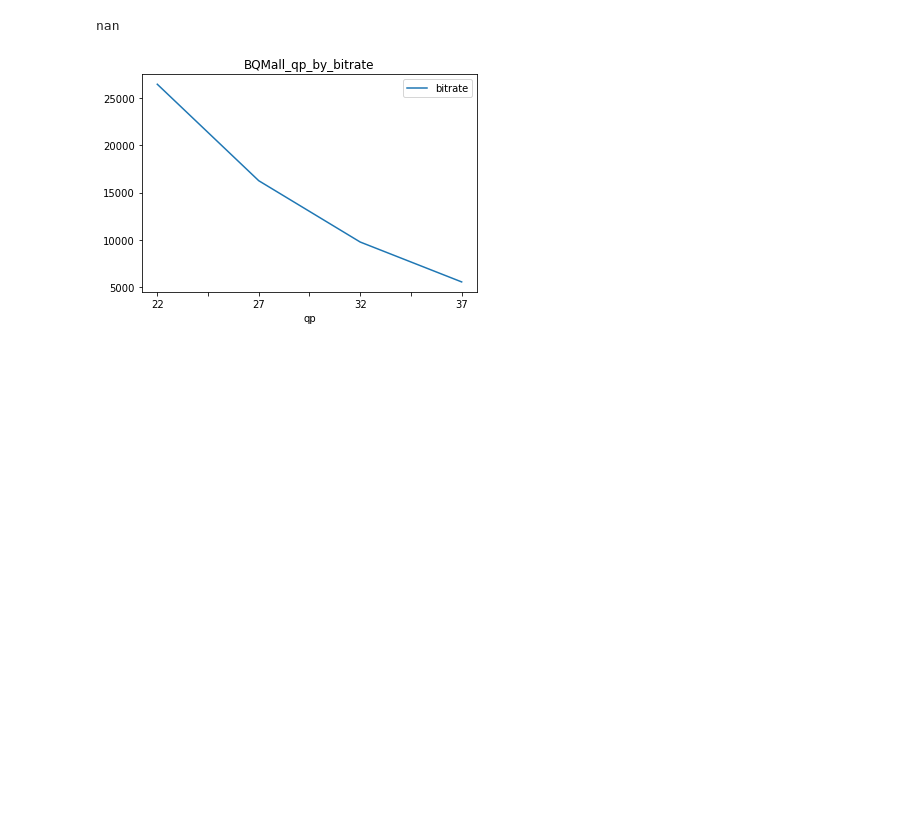
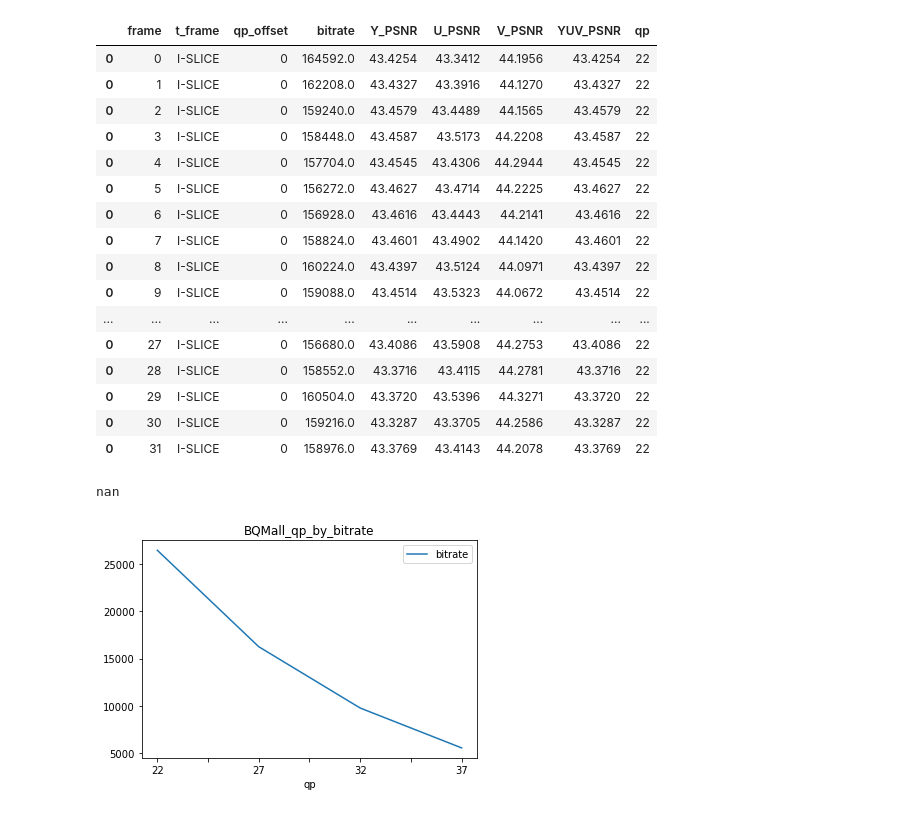
Before and after one commit to luiseduardomendes/VVC_research, a Jupyter notebook: vvc_log_example.ipynb, the cells around one changed output. Saved outputs shown, nothing was run; the diff lists cells and outputs as text; code cells hidden in the pictures; blank space fills up the shorter version.

```diff
--- a/vvc_log_example.ipynb
+++ b/vvc_log_example.ipynb
@@ -0,0 +1,36 @@
+# %%
+import source.vvc_log as vl
+import source.gprof_log_analysis.gprof_log as gp
+from source.common.vvc_std_path import vvc_make_path, gprof_make_path
+import os
+
+qps = (22, 27, 32, 37)
+file1 = 'RaceHorses'
+file2 = 'BasketballDrive'
+cfg = 'AI'
+dir = 'output'
+vers = 'Precise'
+
+videos1 = vvc_make_path(dir, cfg, file1, vers, qps)
+
+
+df = vl.VVC_Output()
+df.read_multifile(videos1, qps).head(32)
+# %% [output]
+|  | frame | t_frame | qp_offset | bitrate | Y_PSNR | U_PSNR | V_PSNR | YUV_PSNR | qp |
+| 0 | 0 | I-SLICE | 0 | 164592.0 | 43.4254 | 43.3412 | 44.1956 | 43.4254 | 22 |
+| 0 | 1 | I-SLICE | 0 | 162208.0 | 43.4327 | 43.3916 | 44.1270 | 43.4327 | 22 |
+| 0 | 2 | I-SLICE | 0 | 159240.0 | 43.4579 | 43.4489 | 44.1565 | 43.4579 | 22 |
+| 0 | 3 | I-SLICE | 0 | 158448.0 | 43.4587 | 43.5173 | 44.2208 | 43.4587 | 22 |
+| 0 | 4 | I-SLICE | 0 | 157704.0 | 43.4545 | 43.4306 | 44.2944 | 43.4545 | 22 |
+| 0 | 5 | I-SLICE | 0 | 156272.0 | 43.4627 | 43.4714 | 44.2225 | 43.4627 | 22 |
+| 0 | 6 | I-SLICE | 0 | 156928.0 | 43.4616 | 43.4443 | 44.2141 | 43.4616 | 22 |
+| 0 | 7 | I-SLICE | 0 | 158824.0 | 43.4601 | 43.4902 | 44.1420 | 43.4601 | 22 |
+| 0 | 8 | I-SLICE | 0 | 160224.0 | 43.4397 | 43.5124 | 44.0971 | 43.4397 | 22 |
+| 0 | 9 | I-SLICE | 0 | 159088.0 | 43.4514 | 43.5323 | 44.0672 | 43.4514 | 22 |
+| ... | ... | ... | ... | ... | ... | ... | ... | ... | ... |
+| 0 | 27 | I-SLICE | 0 | 156680.0 | 43.4086 | 43.5908 | 44.2753 | 43.4086 | 22 |
+| 0 | 28 | I-SLICE | 0 | 158552.0 | 43.3716 | 43.4115 | 44.2781 | 43.3716 | 22 |
+| 0 | 29 | I-SLICE | 0 | 160504.0 | 43.3720 | 43.5396 | 44.3271 | 43.3720 | 22 |
+| 0 | 30 | I-SLICE | 0 | 159216.0 | 43.3287 | 43.3705 | 44.2586 | 43.3287 | 22 |
+| 0 | 31 | I-SLICE | 0 | 158976.0 | 43.3769 | 43.4143 | 44.2078 | 43.3769 | 22 |
```
Also changed, not shown: parts of 1 cell of this notebook, 6 other files.
